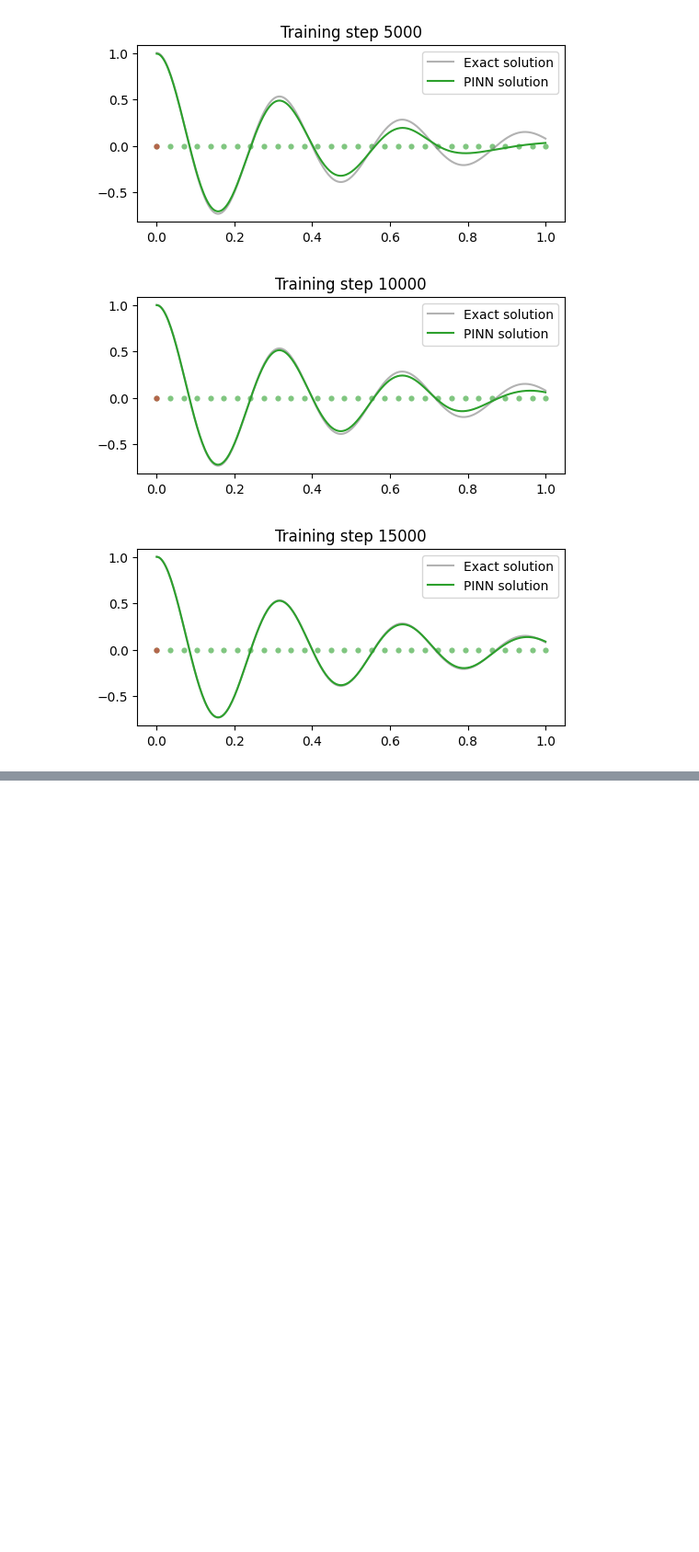
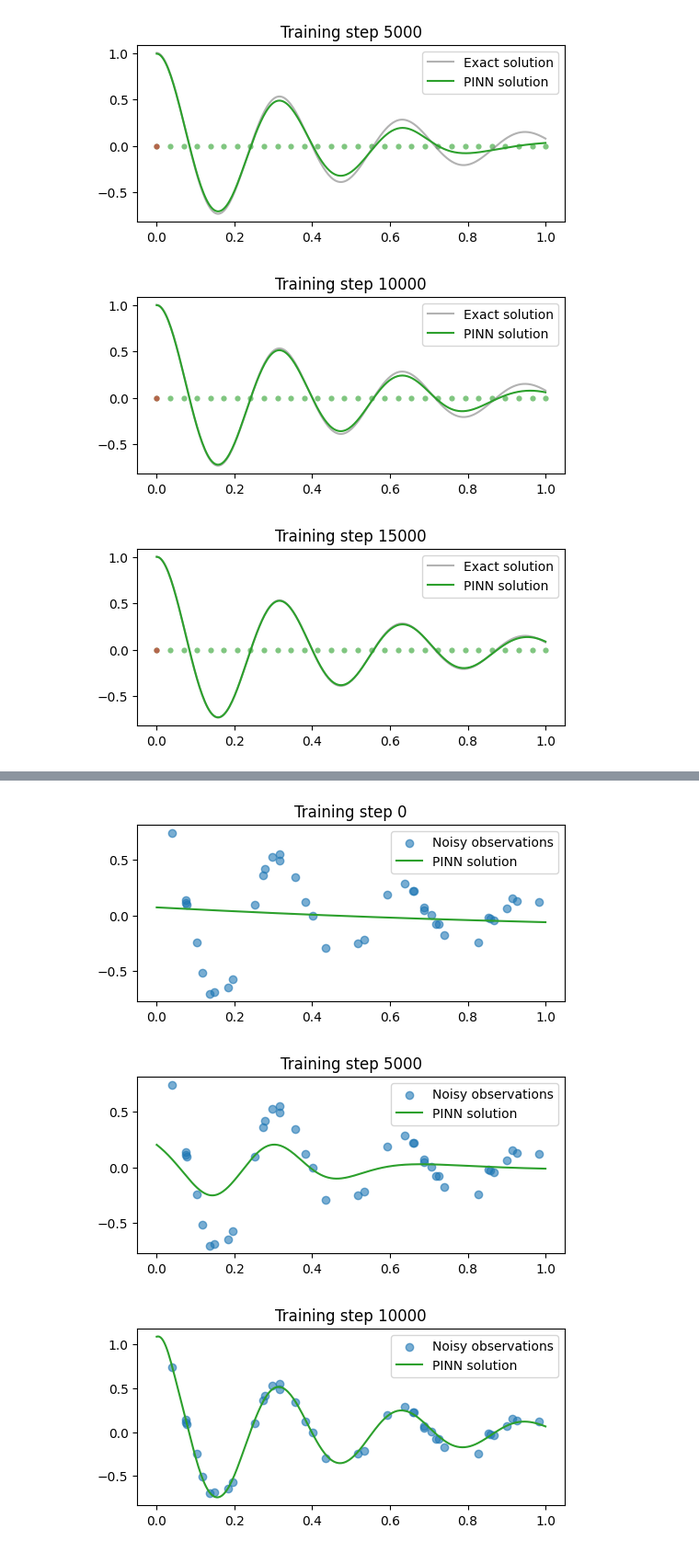
Before and after one commit to duck-wad/Neural-Networks-Introduction, a Jupyter notebook: Harmonic_Oscillator_PINN.ipynb, the cells around one changed output, grey strips where cells are left out. Shown: that part at 92% size. Saved outputs shown, nothing was run; the diff lists cells and outputs as text; code cells hidden in the pictures; blank space fills up the shorter version.

```diff
--- a/Harmonic_Oscillator_PINN.ipynb
+++ b/Harmonic_Oscillator_PINN.ipynb
@@ -171,0 +208,80 @@ for epoch in range(epochs+1):
+# %%
+torch.manual_seed(123)
+# define network parameters
+# 1 input dimension (time)
+num_input = 1
+# 1 output dimension (displacement)
+num_output = 1
+# number of neurons and layers
+num_neurons = 32
+num_layers = 3
+# define the physical parameters
+d = 2
+w0 = 20
+m = 1
+# mu = 2*d*m
+k = w0**2*m
+# define the hyperparameters
+learning_rate = 1e-3
+epochs = 15000
+lambda1 = 1e4
+
+# define the network
+pinn = FCN(num_input, num_output, num_neurons, num_layers)
+
+# define the training points over the entire domain [0,1]
+# take 30 time points between t=0 and t=1
+t_physics = torch.linspace(0, 1, 30).view(-1, 1).requires_grad_(True)
+
+# treat mu as learnable parameter
+mu = torch.nn.Parameter(torch.zeros(1, requires_grad=True))
+mus = []
+
+# add mu to the optimizer
+optimizer = torch.optim.Adam(list(pinn.parameters())+[mu], lr=learning_rate)
+
+for epoch in range(epochs+1):
+  u = pinn(t_physics)
+  dudt = torch.autograd.grad(u, t_physics, torch.ones_like(u), create_graph=True)[0]
+  d2udt2 = torch.autograd.grad(dudt, t_physics, torch.ones_like(dudt), create_graph=True)[0]
+
+  # compute physics loss
+  loss1 = torch.mean((d2udt2 + mu*dudt + k*u)**2)
+
+  # compute data loss
+  u = pinn(t_obs)
+  loss2 = torch.mean((u-u_obs)**2)
+
+  loss = loss1 + loss2*lambda1
+  loss.backward()
+  optimizer.step()
+  optimizer.zero_grad()
+
+  # record current mu prediction
+  mus.append(mu.item())
+
+    # plot the results
+  if epoch % 5000 == 0:
+    # runthe PINN on the test data, make sure to do this outside of computation graph
+    with torch.no_grad():
+      u = pinn(t_test)
+      plt.figure(figsize = (6, 2.5))
+      # plot the observational data
+      plt.scatter(t_obs[:,0], u_obs[:,0], label="Noisy observations", color='tab:blue', alpha=0.6)
+      # plot the PINN solution curve
+      plt.plot(t_test[:,0], u[:,0], label="PINN solution", color="tab:green")
+      plt.title(f'Training step {epoch}')
+      plt.legend()
+      plt.show()
+
+plt.figure()
+plt.title('$\mu$')
+plt.plot(mus, label="PINN estimate")
+plt.hlines(2*d*m, 0, len(mus), label="True value", color="tab:green")
+plt.legend()
+plt.xlabel("Training step")
+plt.show()
+# %% [output]
+[figure, added]
+[figure, added]
+[figure, added]
```
Also changed, not shown: parts of 5 cells of this notebook.
